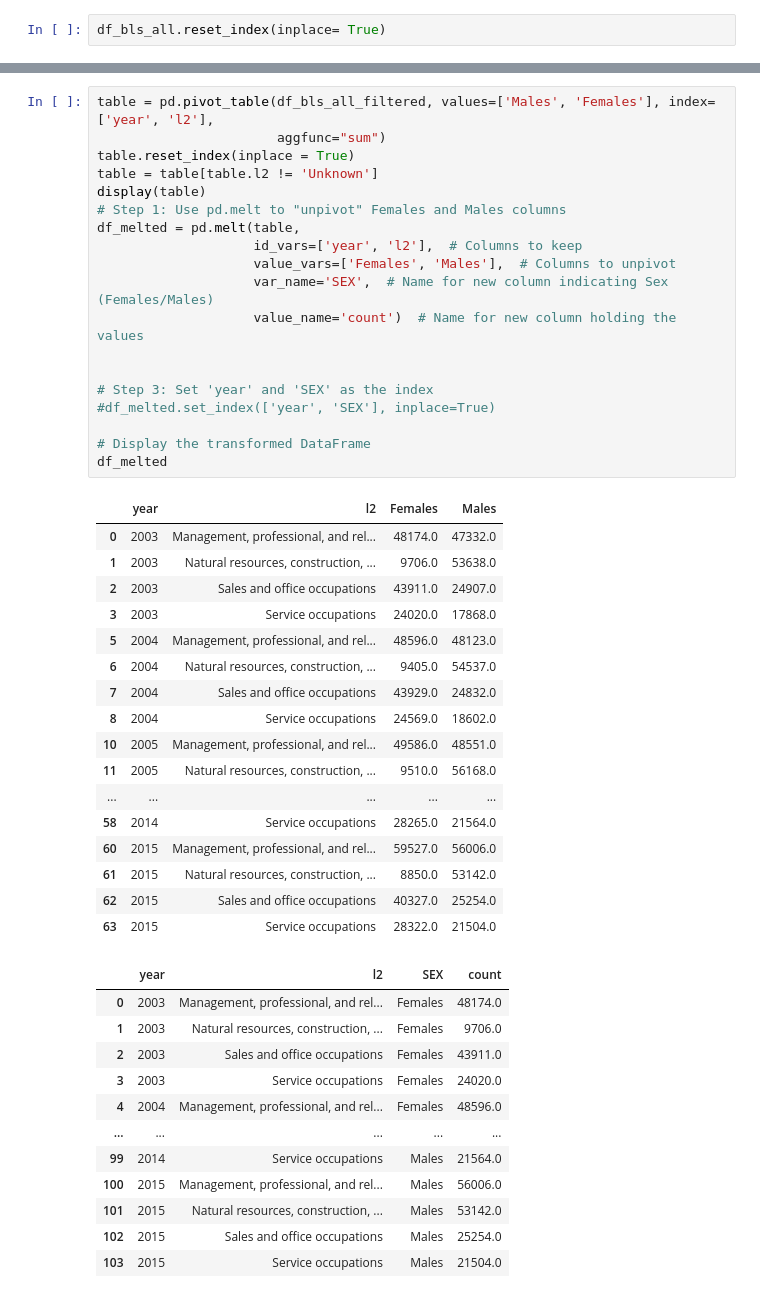
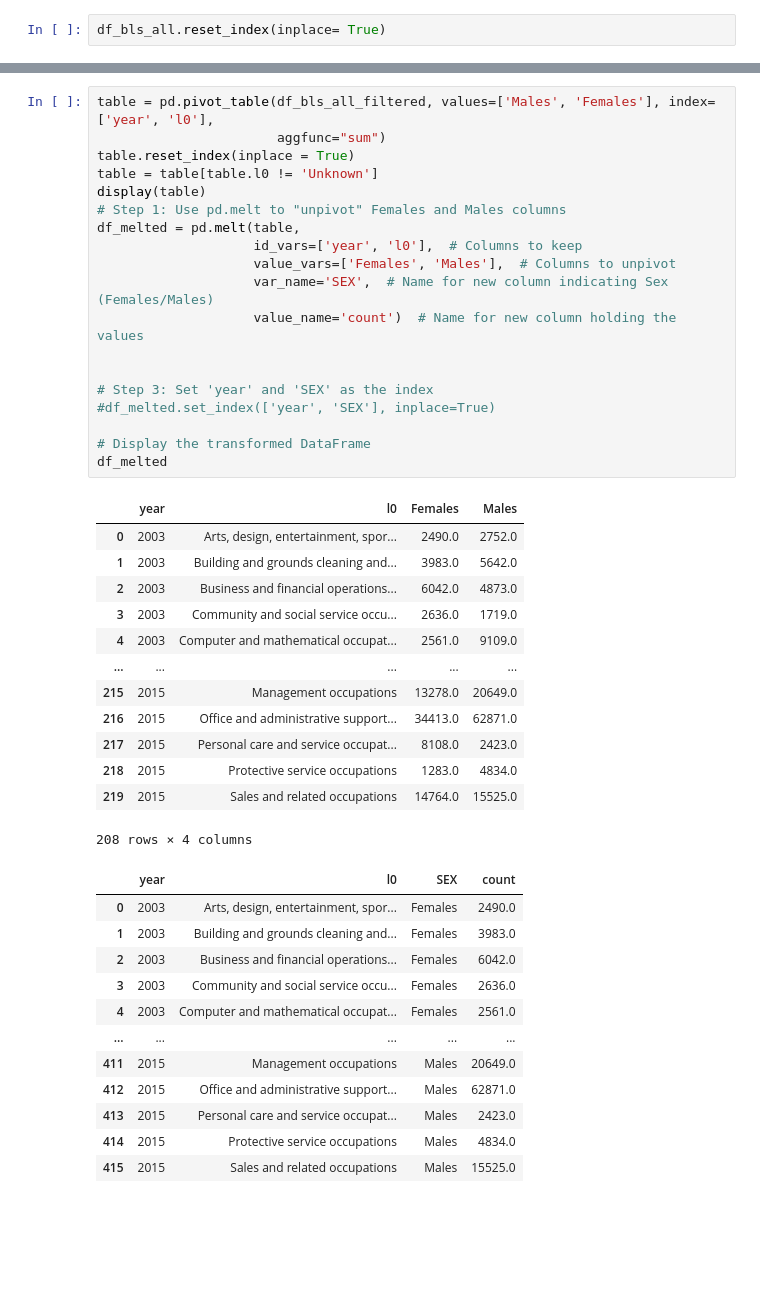
Before and after one commit to MADS-593-Project/Project, a Jupyter notebook: kolbe_work.ipynb, the cells around one changed output, grey strips where cells are left out. Cells and saved outputs as stored; diff of their text form; blank space fills up the shorter version.

```diff
--- a/kolbe_work.ipynb
+++ b/kolbe_work.ipynb
@@ -499,49 +412,45 @@ getFigs('year', 'l2', columnlst, df_bls_all_filtered, agg = 'sum')
 # %%
-table = pd.pivot_table(df_bls_all_filtered, values=['Males', 'Females'], index=['year', 'l2'],
+table = pd.pivot_table(df_bls_all_filtered, values=['Males', 'Females'], index=['year', 'l0'],
                        aggfunc="sum")
 table.reset_index(inplace = True)
-table = table[table.l2 != 'Unknown']
+table = table[table.l0 != 'Unknown']
 display(table)
 # Step 1: Use pd.melt to "unpivot" Females and Males columns
 df_melted = pd.melt(table,
-                    id_vars=['year', 'l2'],  # Columns to keep
+                    id_vars=['year', 'l0'],  # Columns to keep
                     value_vars=['Females', 'Males'],  # Columns to unpivot
                     var_name='SEX',  # Name for new column indicating Sex (Females/Males)
                     value_name='count')  # Name for new column holding the values
 
 
 # Step 3: Set 'year' and 'SEX' as the index
 #df_melted.set_index(['year', 'SEX'], inplace=True)
 
 # Display the transformed DataFrame
 df_melted
 # %% [output]
-|  | year | l2 | Females | Males |
-| 0 | 2003 | Management, professional, and rel... | 48174.0 | 47332.0 |
-| 1 | 2003 | Natural resources, construction, ... | 9706.0 | 53638.0 |
-| 2 | 2003 | Sales and office occupations | 43911.0 | 24907.0 |
-| 3 | 2003 | Service occupations | 24020.0 | 17868.0 |
-| 5 | 2004 | Management, professional, and rel... | 48596.0 | 48123.0 |
-| 6 | 2004 | Natural resources, construction, ... | 9405.0 | 54537.0 |
-| 7 | 2004 | Sales and office occupations | 43929.0 | 24832.0 |
-| 8 | 2004 | Service occupations | 24569.0 | 18602.0 |
-| 10 | 2005 | Management, professional, and rel... | 49586.0 | 48551.0 |
-| 11 | 2005 | Natural resources, construction, ... | 9510.0 | 56168.0 |
+|  | year | l0 | Females | Males |
+| 0 | 2003 | Arts, design, entertainment, spor... | 2490.0 | 2752.0 |
+| 1 | 2003 | Building and grounds cleaning and... | 3983.0 | 5642.0 |
+| 2 | 2003 | Business and financial operations... | 6042.0 | 4873.0 |
+| 3 | 2003 | Community and social service occu... | 2636.0 | 1719.0 |
+| 4 | 2003 | Computer and mathematical occupat... | 2561.0 | 9109.0 |
 | ... | ... | ... | ... | ... |
-| 58 | 2014 | Service occupations | 28265.0 | 21564.0 |
-| 60 | 2015 | Management, professional, and rel... | 59527.0 | 56006.0 |
-| 61 | 2015 | Natural resources, construction, ... | 8850.0 | 53142.0 |
-| 62 | 2015 | Sales and office occupations | 40327.0 | 25254.0 |
-| 63 | 2015 | Service occupations | 28322.0 | 21504.0 |
+| 215 | 2015 | Management occupations | 13278.0 | 20649.0 |
+| 216 | 2015 | Office and administrative support... | 34413.0 | 62871.0 |
+| 217 | 2015 | Personal care and service occupat... | 8108.0 | 2423.0 |
+| 218 | 2015 | Protective service occupations | 1283.0 | 4834.0 |
+| 219 | 2015 | Sales and related occupations | 14764.0 | 15525.0 |
+208 rows × 4 columns
-|  | year | l2 | SEX | count |
-| 0 | 2003 | Management, professional, and rel... | Females | 48174.0 |
-| 1 | 2003 | Natural resources, construction, ... | Females | 9706.0 |
-| 2 | 2003 | Sales and office occupations | Females | 43911.0 |
-| 3 | 2003 | Service occupations | Females | 24020.0 |
-| 4 | 2004 | Management, professional, and rel... | Females | 48596.0 |
+|  | year | l0 | SEX | count |
+| 0 | 2003 | Arts, design, entertainment, spor... | Females | 2490.0 |
+| 1 | 2003 | Building and grounds cleaning and... | Females | 3983.0 |
+| 2 | 2003 | Business and financial operations... | Females | 6042.0 |
+| 3 | 2003 | Community and social service occu... | Females | 2636.0 |
+| 4 | 2003 | Computer and mathematical occupat... | Females | 2561.0 |
 | ... | ... | ... | ... | ... |
-| 99 | 2014 | Service occupations | Males | 21564.0 |
-| 100 | 2015 | Management, professional, and rel... | Males | 56006.0 |
-| 101 | 2015 | Natural resources, construction, ... | Males | 53142.0 |
-| 102 | 2015 | Sales and office occupations | Males | 25254.0 |
-| 103 | 2015 | Service occupations | Males | 21504.0 |
+| 411 | 2015 | Management occupations | Males | 20649.0 |
+| 412 | 2015 | Office and administrative support... | Males | 62871.0 |
+| 413 | 2015 | Personal care and service occupat... | Males | 2423.0 |
+| 414 | 2015 | Protective service occupations | Males | 4834.0 |
+| 415 | 2015 | Sales and related occupations | Males | 15525.0 |
```
Also changed, not shown: parts of 16 cells of this notebook.
